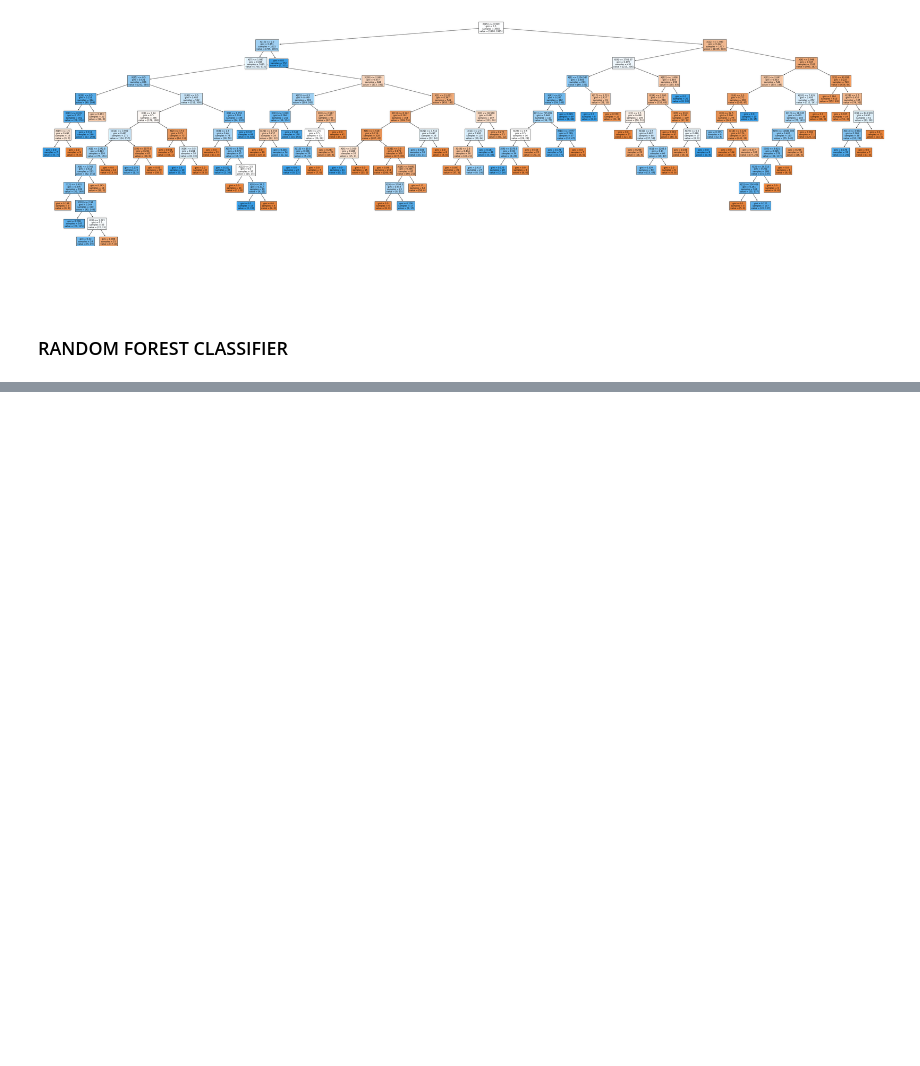
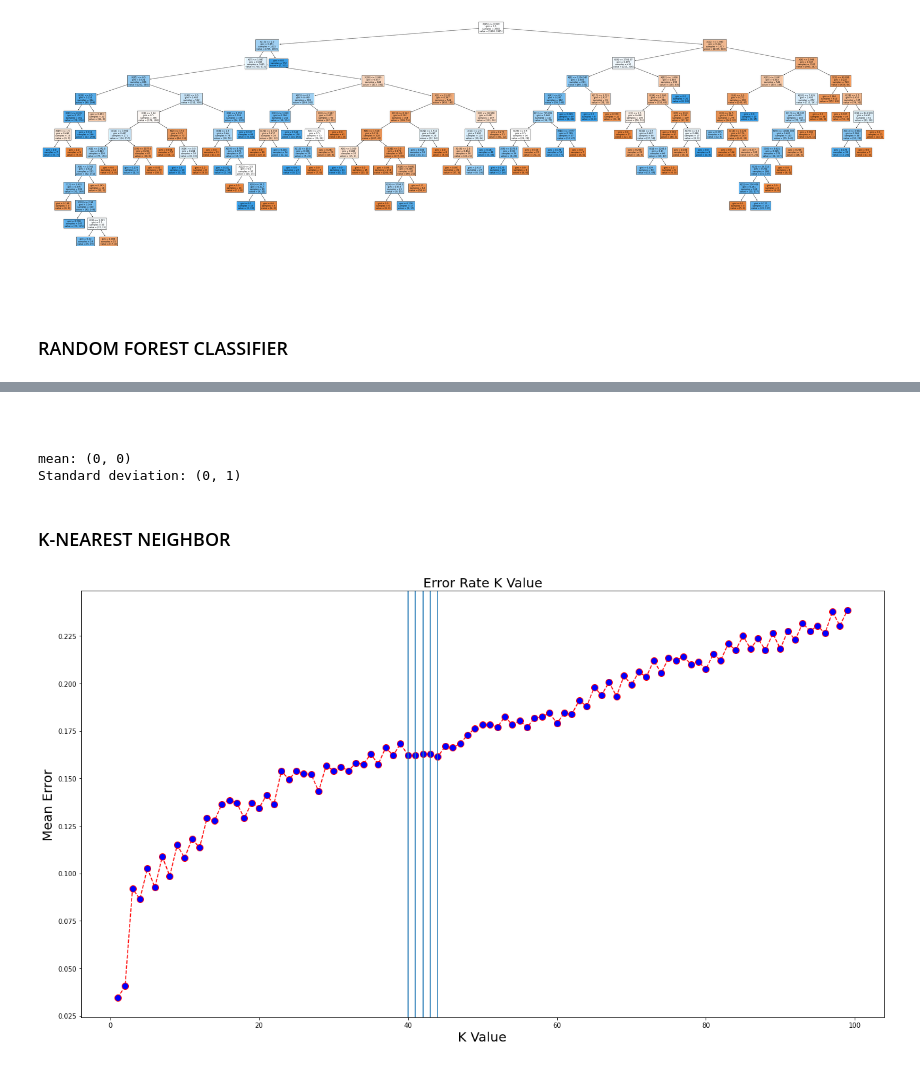
Before and after one commit to Sureshkrishh/Employee-Attrition-Prediction, a Jupyter notebook: Employee_Attrition.ipynb, the cells around one changed output, grey strips where cells are left out. Drawn from its saved outputs; the diff is of its cells as text; code cells hidden in the pictures; blank space fills up the shorter version.

```diff
--- a/Employee_Attrition.ipynb
+++ b/Employee_Attrition.ipynb
@@ -1107,0 +1243,43 @@ plt.show()
+# %% [markdown]
+###
+# %%
+# Importing and scaling the data to standard normal distribution
+from sklearn.preprocessing import StandardScaler
+scale = StandardScaler()
+X_scaled = scale.fit_transform(X_balanced)
+
+# Checking the mean and standard deviation
+mean = np.mean(X_scaled, axis=0)
+std = np.std(X_scaled, axis=0)
+print(f'mean: {int(mean[0]), int(mean[1])}')
+print(f'Standard deviation: {int(std[0]), int(std[1])}')
+# %% [output]
+mean: (0, 0)
+Standard deviation: (0, 1)
+# %%
+scaled_x = X_scaled
+scaled_y = y_balanced
+
+sx_train,sx_test, sy_train, sy_test = train_test_split(scaled_x, scaled_y, test_size=0.3, random_state=42)
+# %% [markdown]
+### K-NEAREST NEIGHBOR
+# %%
+from sklearn.neighbors import KNeighborsClassifier
+
+error = []
+for estimator in range(1, 100):
+    knn = KNeighborsClassifier(n_neighbors= estimator)
+    knn.fit(sx_train, sy_train)
+    pred_est = knn.predict(sx_test)
+    error.append(np.mean(pred_est != sy_test))
+# %%
+plt.figure(figsize=(22, 12))
+plt.plot(range(1, 100), error, color='red', linestyle='dashed', marker='o',
+         markerfacecolor='blue', markersize=10)
+[plt.axvline(x=i) for i in range(40,45)]
+plt.title('Error Rate K Value', size=20)
+plt.xlabel('K Value', size=20)
+plt.ylabel('Mean Error', size=20)
+plt.show()
+# %% [output]
+[figure, added]
```
Also changed, not shown: parts of 20 cells of this notebook.
